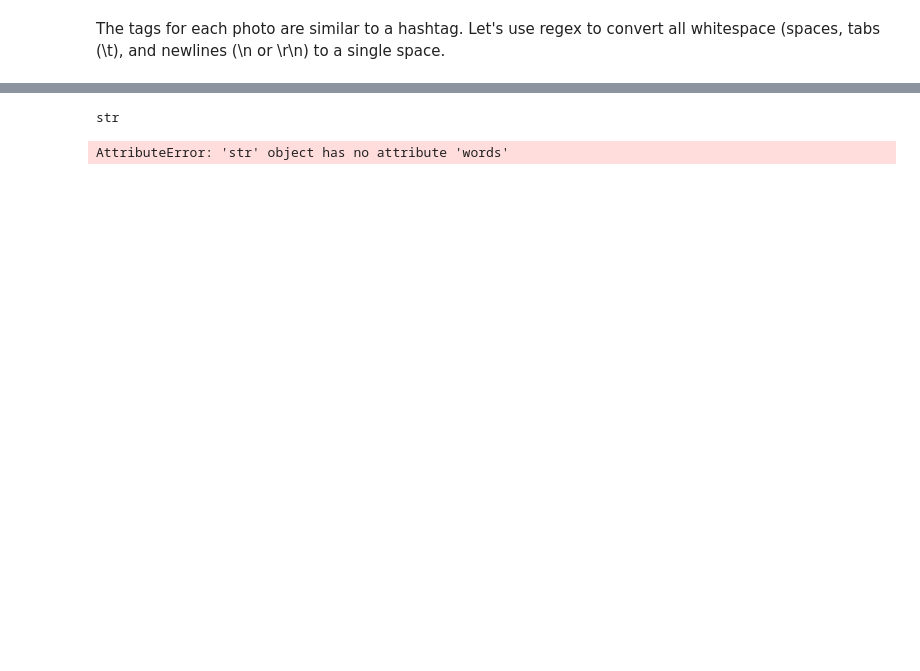
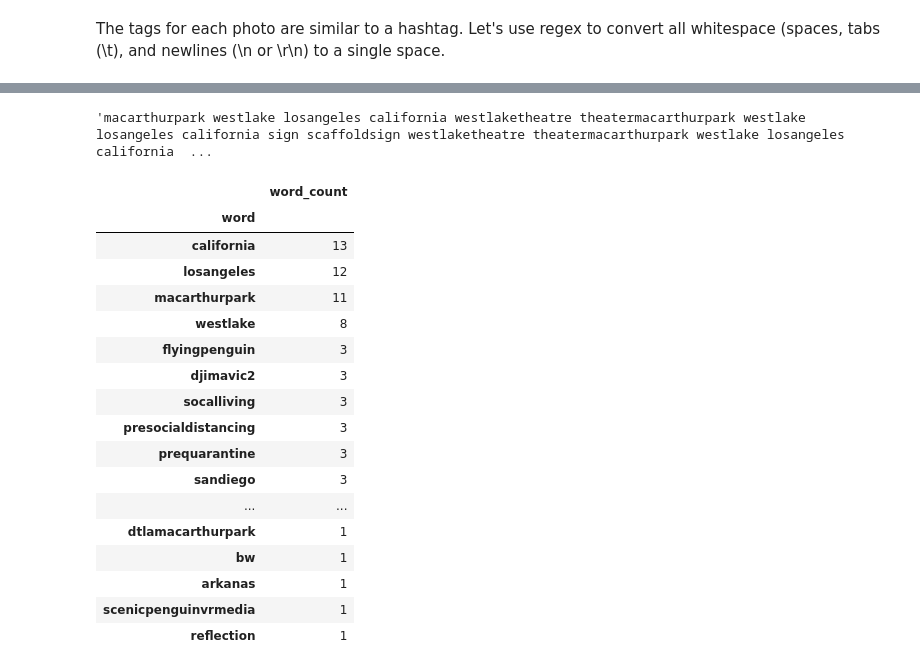
Before and after one commit to mlrog/LaParks_NLP, a Jupyter notebook: Parks_Code-Ellie.ipynb, the cells around one changed output, grey strips where cells are left out. Drawn from its saved outputs; the diff is of its cells as text; code cells hidden in the pictures; blank space fills up the shorter version.

```diff
--- a/Parks_Code-Ellie.ipynb
+++ b/Parks_Code-Ellie.ipynb
@@ -121,42 +139,61 @@ list
 # %%
 #Join the tags into a single string
 tags_str = ''.join(tags_list)
-type(tags_str)
+tags_str
 # %% [output]
-str
+'macarthurpark westlake losangeles california westlaketheatre theatermacarthurpark westlake losangeles california sign scaffoldsign westlaketheatre theatermacarthurpark westlake losangeles california  ...
 # %%
 #Tokenization refers to dividing the text into a sequence of words or sentences
 # We want to divide the text into a sequence of words
 # Use the textblob library to first transform the tags into a blob and then convert them into a series of words
 #from textblob import TextBlob
-#tags_str.words()
+
+# put this in a function so we can use it again later on
+def countWords(wordlist):
+    counts = {} # a dictionary to hold the counts
+    for word in wordlist:
+        lword = word.lower() # convert to lowercase
+        if lword in counts:
+            counts[lword] +=1
+        else:
+            # doesn't exist in the dictionary
+            counts[lword] = 1
+
+    # convert the dictionary to a dataframe
+    # https://stackoverflow.com/questions/18837262/convert-python-dict-into-a-dataframe
+    df = pd.DataFrame.from_dict(counts, orient='index', columns=['word_count'])
+
+    # sort it by the word_count column
+    df.sort_values('word_count', ascending=False, inplace=True)
+    df.index.name = 'word'
+    return df
+
+# create a list of all the words, through splitting on the spaces
+taglist = tags_str.split()
+df = countWords(taglist)
-# %% [output]
-AttributeError: 'str' object has no attribute 'words'
-# %%
-# Do a count of the words
-# put this in a function so we can use it again later on
-def countWords(wordlist):
-    counts = {} # a dictionary to hold the counts
-    for word in wordlist:
-        lword = word.lower() # convert to lowercase
-        if lword in counts:
-            counts[lword] +=1
-        else:
-            # doesn't exist in the dictionary
-            counts[lword] = 1
-
-    # convert the dictionary to a dataframe
-    # https://stackoverflow.com/questions/18837262/convert-python-dict-into-a-dataframe
-    df = pd.DataFrame.from_dict(counts, orient='index', columns=['word_count'])
-
-    # sort it by the word_count column
-    df.sort_values('word_count', ascending=False, inplace=True)
-    df.index.name = 'word'
-    return df
-
-# create a list of all the words, through splitting on the spaces
-wordlist = eirtext_wordsonly.split()
-df = countWords(wordlist)
+# %%
+#Do a count of the words
+#taglist
+df.head(50)
+# %% [output]
+|  | word_count |
+| word |  |
+| california | 13 |
+| losangeles | 12 |
+| macarthurpark | 11 |
+| westlake | 8 |
+| flyingpenguin | 3 |
+| djimavic2 | 3 |
+| socalliving | 3 |
+| presocialdistancing | 3 |
+| prequarantine | 3 |
+| sandiego | 3 |
+| ... | ... |
+| dtlamacarthurpark | 1 |
+| bw | 1 |
+| arkanas | 1 |
+| scenicpenguinvrmedia | 1 |
+| reflection | 1 |
 # %%
 import gensim
 # %%
```
Also changed, not shown: parts of 9 cells of this notebook.
